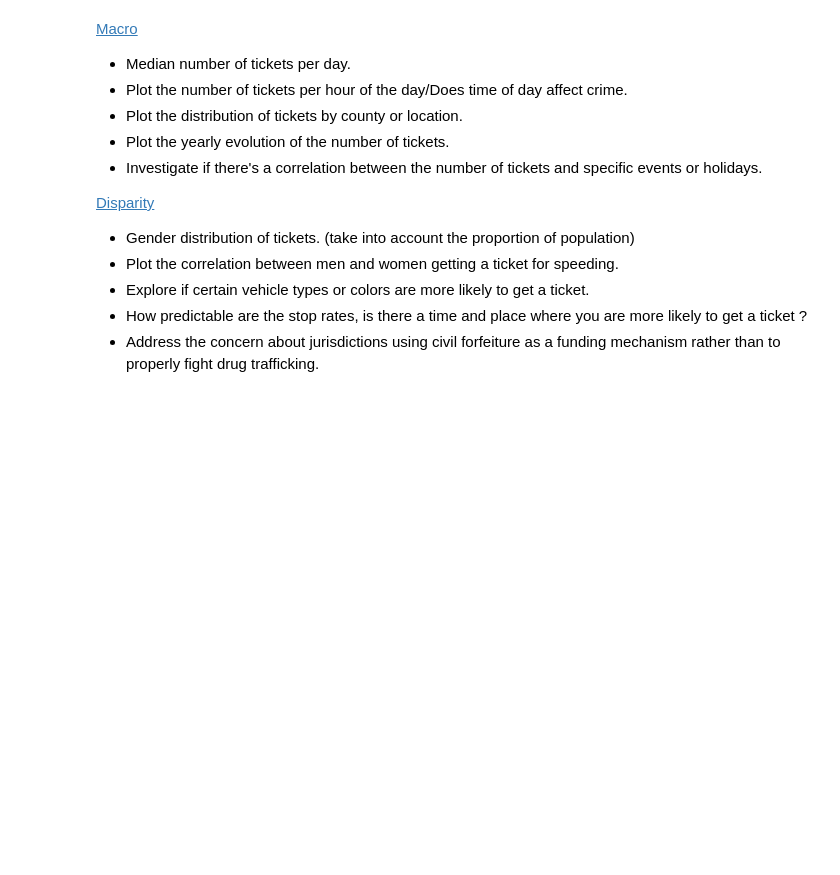
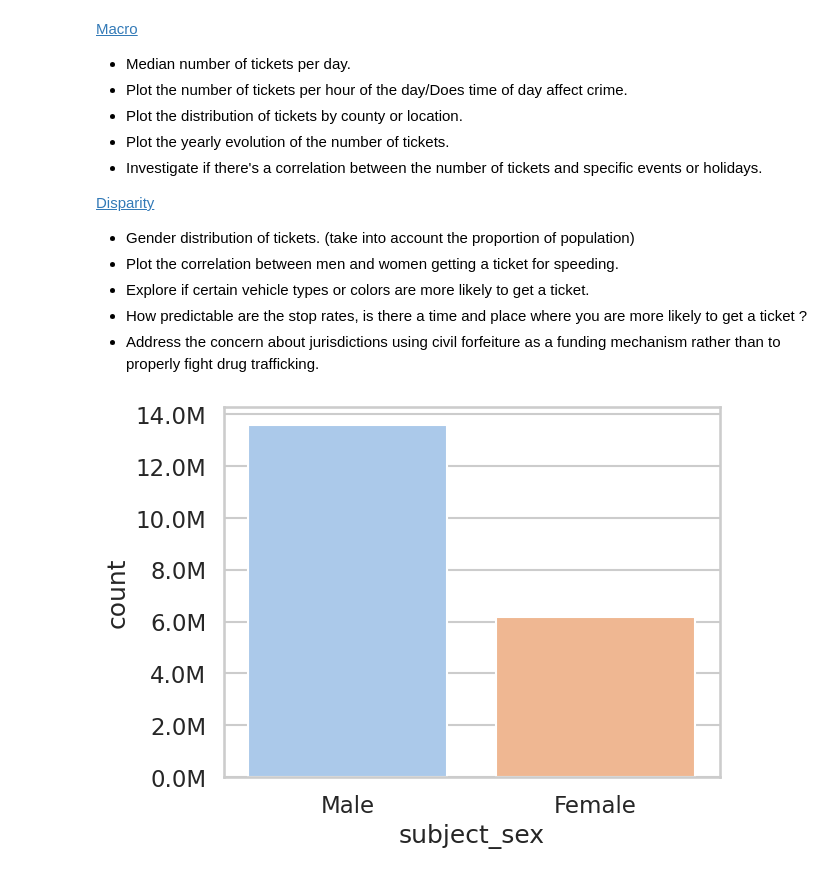
Before and after one commit to Luxchar/Criminalysis, a Jupyter notebook: notebooks/visualization.ipynb, the cells around one changed output. Cells and saved outputs as stored; diff of their text form; code cells hidden in the pictures; blank space fills up the shorter version.

Commit message:
example plot test

```diff
--- a/notebooks/visualization.ipynb
+++ b/notebooks/visualization.ipynb
@@ -33,3 +82,23 @@ df
 - Explore if certain vehicle types or colors are more likely to get a ticket.
 - How predictable are the stop rates, is there a time and place where you are more likely to get a ticket ?
 - Address the concern about jurisdictions using civil forfeiture as a funding mechanism rather than to properly fight drug trafficking.
+# %%
+import matplotlib.pyplot as plt
+import seaborn as sns
+import pandas as pd
+import matplotlib.ticker as ticker
+
+# Assuming df is your DataFrame and it's already loaded with data
+
+# Map 0 to Female and 1 to Male in the subject_sex column
+df['subject_sex'] = df['subject_sex'].map({0: 'Female', 1: 'Male'})
+
+# Plot with the updated DataFrame
+ax = sns.countplot(x='subject_sex', data=df)
+
+# Format y-axis ticks in millions if applicable (for demonstration)
+ax.yaxis.set_major_formatter(ticker.FuncFormatter(lambda x, pos: f'{x * 1e-6}M'))
+
+plt.show()
+# %% [output]
+[figure, added]
```
Also changed, not shown: parts of 2 cells of this notebook.
